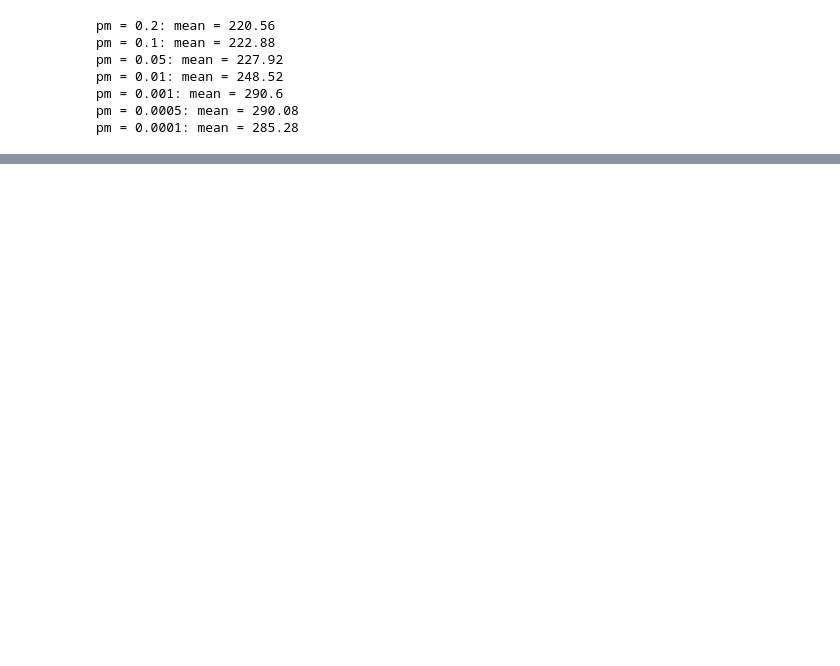
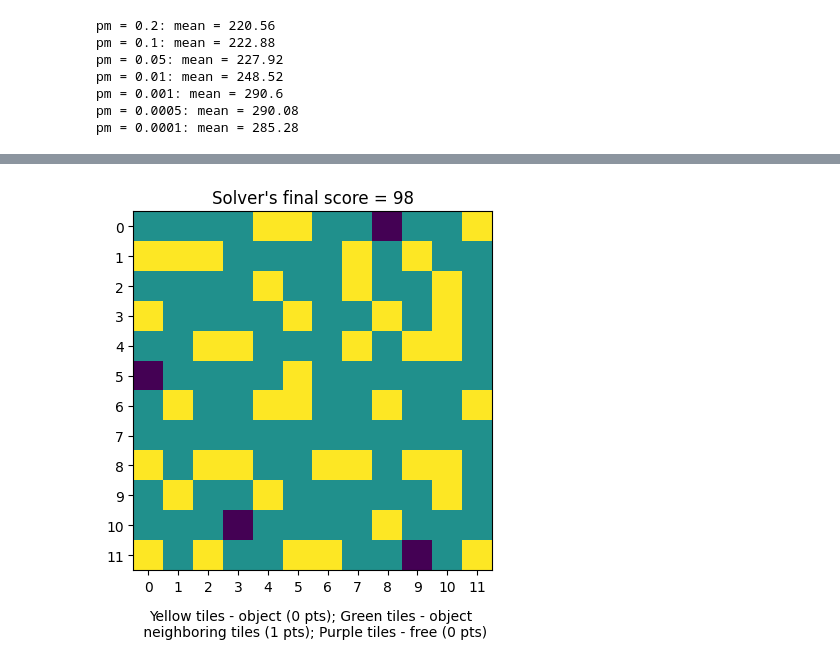
Before and after one commit to jromanki/wsi, a Jupyter notebook: lab2/src/testing.ipynb, the cells around one changed output, grey strips where cells are left out. Saved outputs shown, nothing was run; the diff lists cells and outputs as text; code cells hidden in the pictures; blank space fills up the shorter version.

```diff
--- a/lab2/src/testing.ipynb
+++ b/lab2/src/testing.ipynb
@@ -106,0 +129,16 @@ visualize(solution)
+# %%
+from genetic_solver import GeneticSolver
+from random_solver import RandomSolver
+from evaluate import evaluate, visualize
+SIZE = 12
+rand_solver = RandomSolver(SIZE)
+
+T_MAX = 100
+MU = 200
+PC = 0.6
+PM = 0.001
+gen_solver = GeneticSolver(T_MAX, MU, PC, PM)
+p, _, _ = gen_solver.solve(rand_solver, evaluate, True)
+visualize(p, SIZE)
+# %% [output]
+[figure, added]
```
Also changed, not shown: parts of 12 cells of this notebook, 3 other files.
